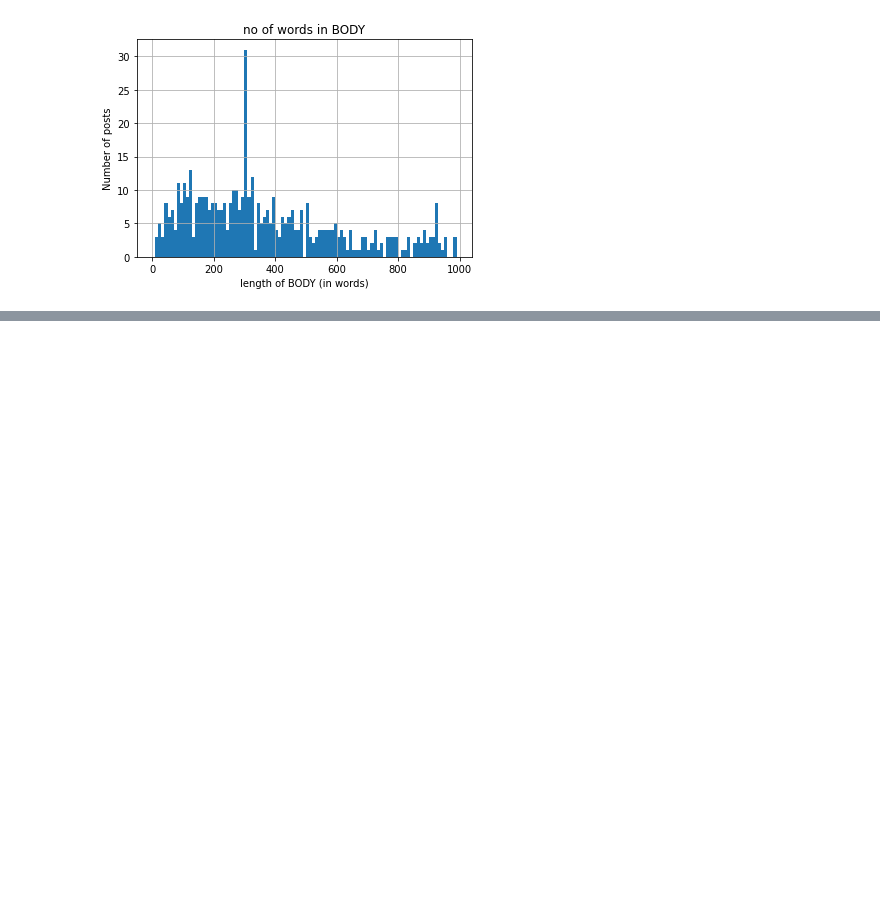
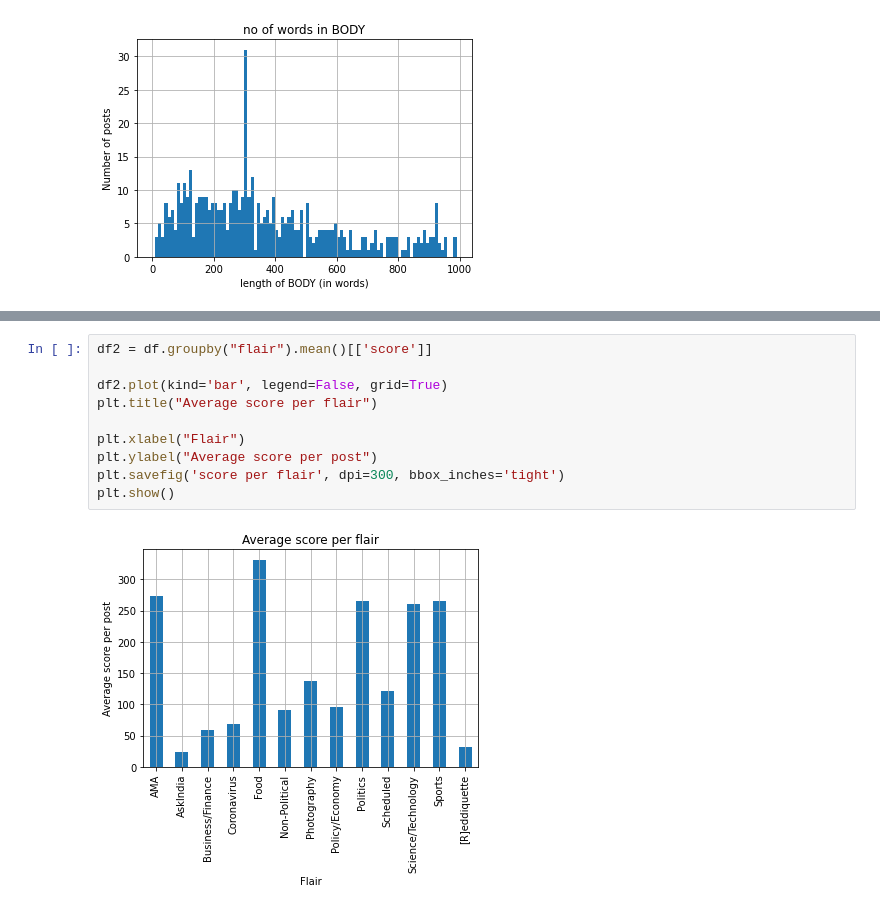
Before and after one commit to abhishek-parashar/Reddit-flair-detection, a Jupyter notebook: experiment_log_for_eda.ipynb, the cells around one changed output, grey strips where cells are left out. Cells and saved outputs as stored; diff of their text form; blank space fills up the shorter version.

```diff
--- a/experiment_log_for_eda.ipynb
+++ b/experiment_log_for_eda.ipynb
@@ -340,0 +355,12 @@ plt.show()
+# %%
+df2 = df.groupby("flair").mean()[['score']]
+
+df2.plot(kind='bar', legend=False, grid=True)
+plt.title("Average score per flair")
+
+plt.xlabel("Flair")
+plt.ylabel("Average score per post")
+plt.savefig('score per flair', dpi=300, bbox_inches='tight')
+plt.show()
+# %% [output]
+[figure, added]
```
Also changed, not shown: parts of 12 cells of this notebook.
